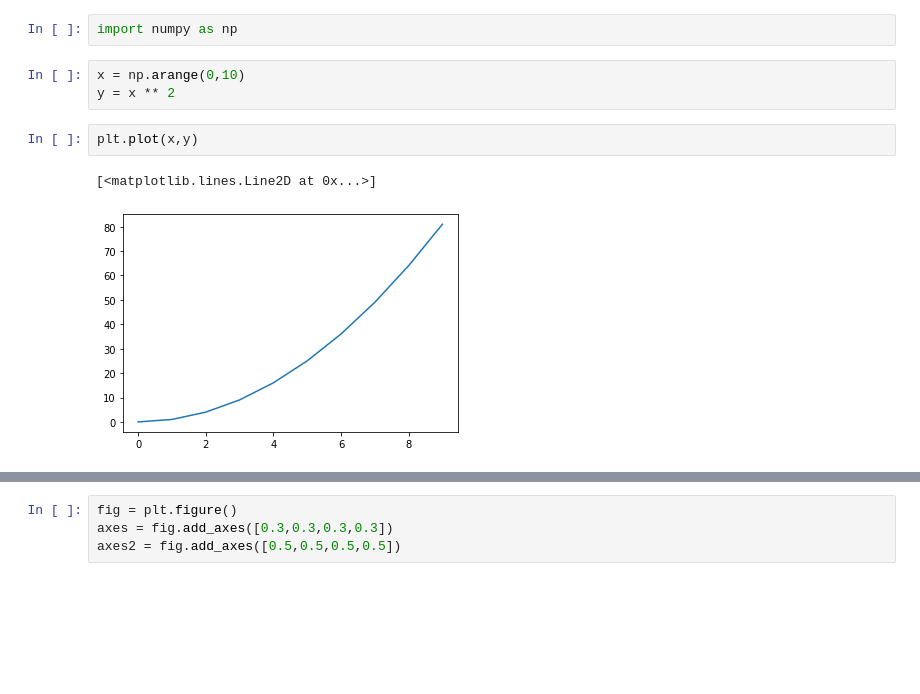
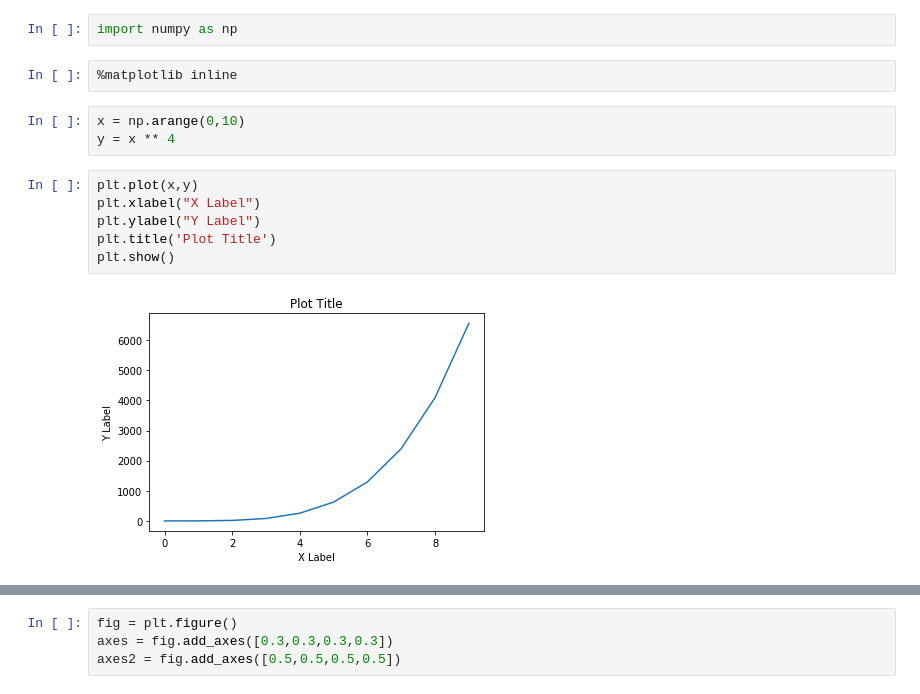
Before and after one commit to BalgopalPatro/IBM_DS_ML_Training, a Jupyter notebook: Data Visualization/Introduction to matplotlib.ipynb, the cells around one changed output, grey strips where cells are left out. Saved outputs shown, nothing was run; the diff lists cells and outputs as text; blank space fills up the shorter version.

```diff
--- a/Data Visualization/Introduction to matplotlib.ipynb
+++ b/Data Visualization/Introduction to matplotlib.ipynb
@@ -2,14 +2,19 @@
 import matplotlib.pyplot as plt
 # %%
 import numpy as np
+# %%
+%matplotlib inline
 # %%
 x = np.arange(0,10)
-y = x ** 2
+y = x ** 4
-# %%
-plt.plot(x,y)
-# %% [output]
-[<matplotlib.lines.Line2D at 0x...>]
-[figure, removed]
+# %%
+plt.plot(x,y)
+plt.xlabel("X Label")
+plt.ylabel("Y Label")
+plt.title('Plot Title')
+plt.show()
+# %% [output]
+[figure, added]
 # %%
 plt.plot(y,x,'r*-')
 plt.show()
```
Also changed, not shown: parts of 8 cells of this notebook, 4 other files.
